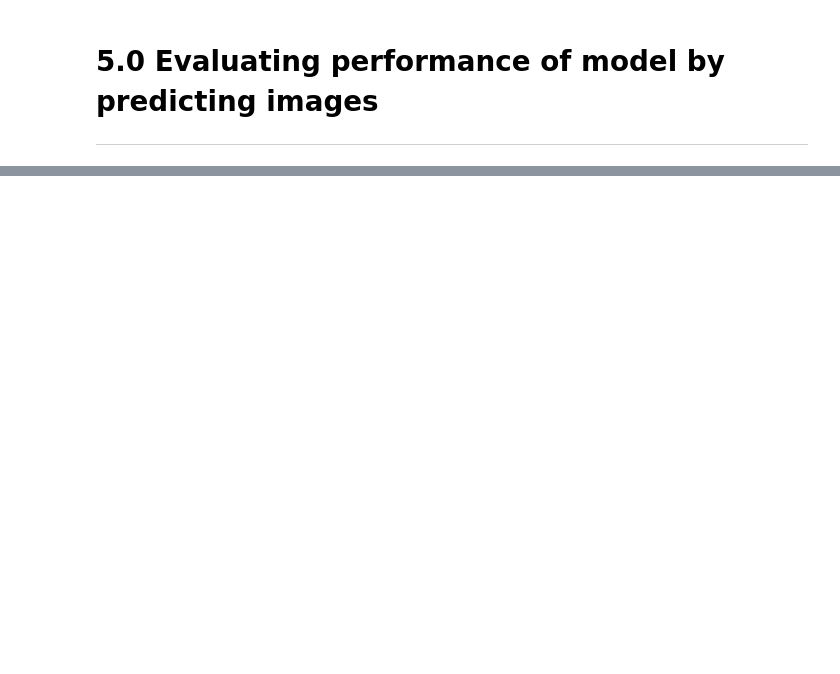
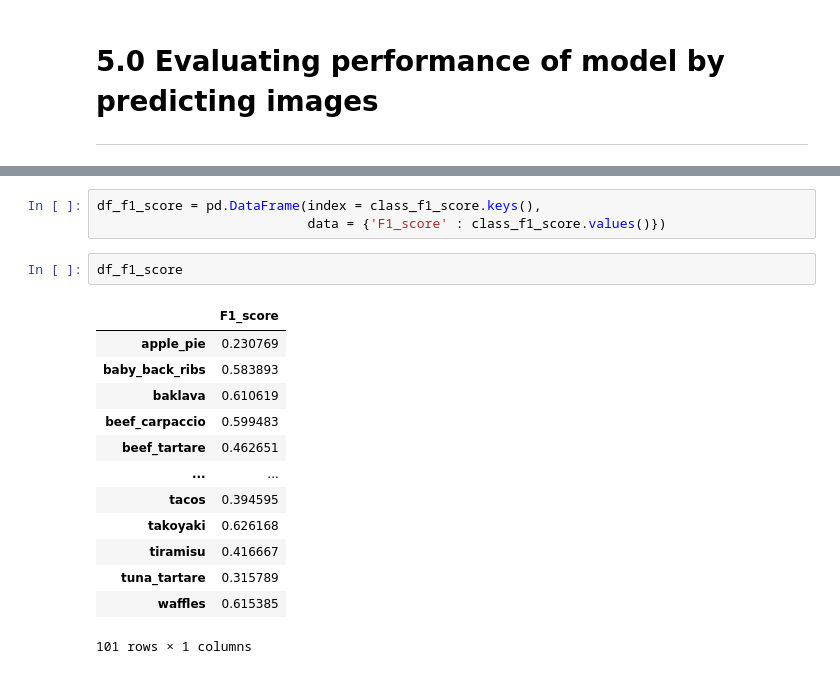
Before and after one commit to 86lekwenshiung/Neural-Network-with-Tensorflow, a Jupyter notebook: 06_Transfer_Learning_with_Tensorflow_Part_3_Scaling_Up.ipynb, the cells around one changed output, grey strips where cells are left out. Saved outputs shown, nothing was run; the diff lists cells and outputs as text; blank space fills up the shorter version.

```diff
--- a/06_Transfer_Learning_with_Tensorflow_Part_3_Scaling_Up.ipynb
+++ b/06_Transfer_Learning_with_Tensorflow_Part_3_Scaling_Up.ipynb
@@ -634,0 +786,19 @@ ___
+# %%
+df_f1_score = pd.DataFrame(index = class_f1_score.keys(),
+                           data = {'F1_score' : class_f1_score.values()})
+# %%
+df_f1_score
+# %% [output]
+|  | F1_score |
+| apple_pie | 0.230769 |
+| baby_back_ribs | 0.583893 |
+| baklava | 0.610619 |
+| beef_carpaccio | 0.599483 |
+| beef_tartare | 0.462651 |
+| ... | ... |
+| tacos | 0.394595 |
+| takoyaki | 0.626168 |
+| tiramisu | 0.416667 |
+| tuna_tartare | 0.315789 |
+| waffles | 0.615385 |
+101 rows × 1 columns
```
Also changed, not shown: parts of 29 cells of this notebook.
